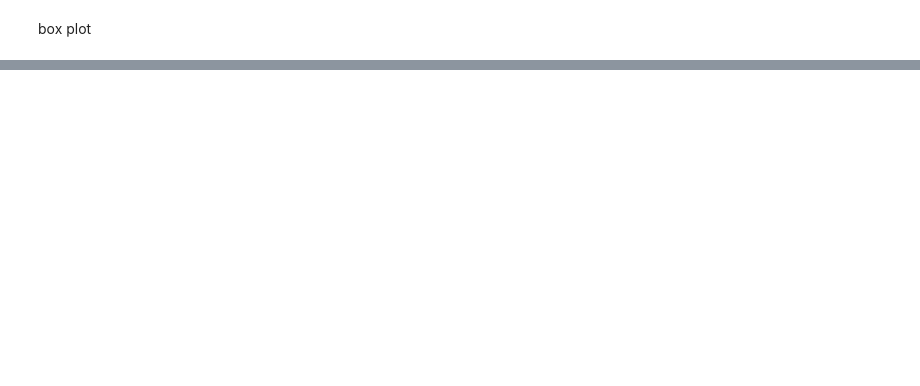
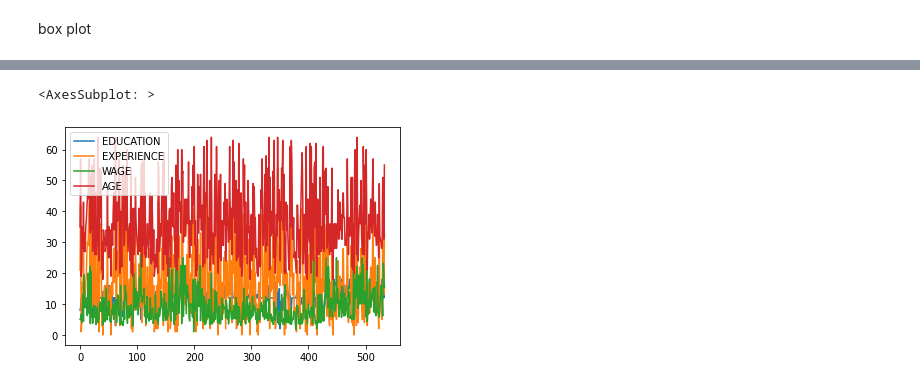
Before and after one commit to shayestasana/Python-Data-Science-Course, a Jupyter notebook: data_science/data_analysis3.ipynb, the cells around one changed output, grey strips where cells are left out. Saved outputs shown, nothing was run; the diff lists cells and outputs as text; code cells hidden in the pictures; blank space fills up the shorter version.

```diff
--- a/data_science/data_analysis3.ipynb
+++ b/data_science/data_analysis3.ipynb
@@ -104,0 +107,5 @@ box plot
+# %%
+df.plot() #only  the numerical values
+# %% [output]
+<AxesSubplot: >
+[figure, added]
```
Also changed, not shown: parts of 13 cells of this notebook, 2 other files.
